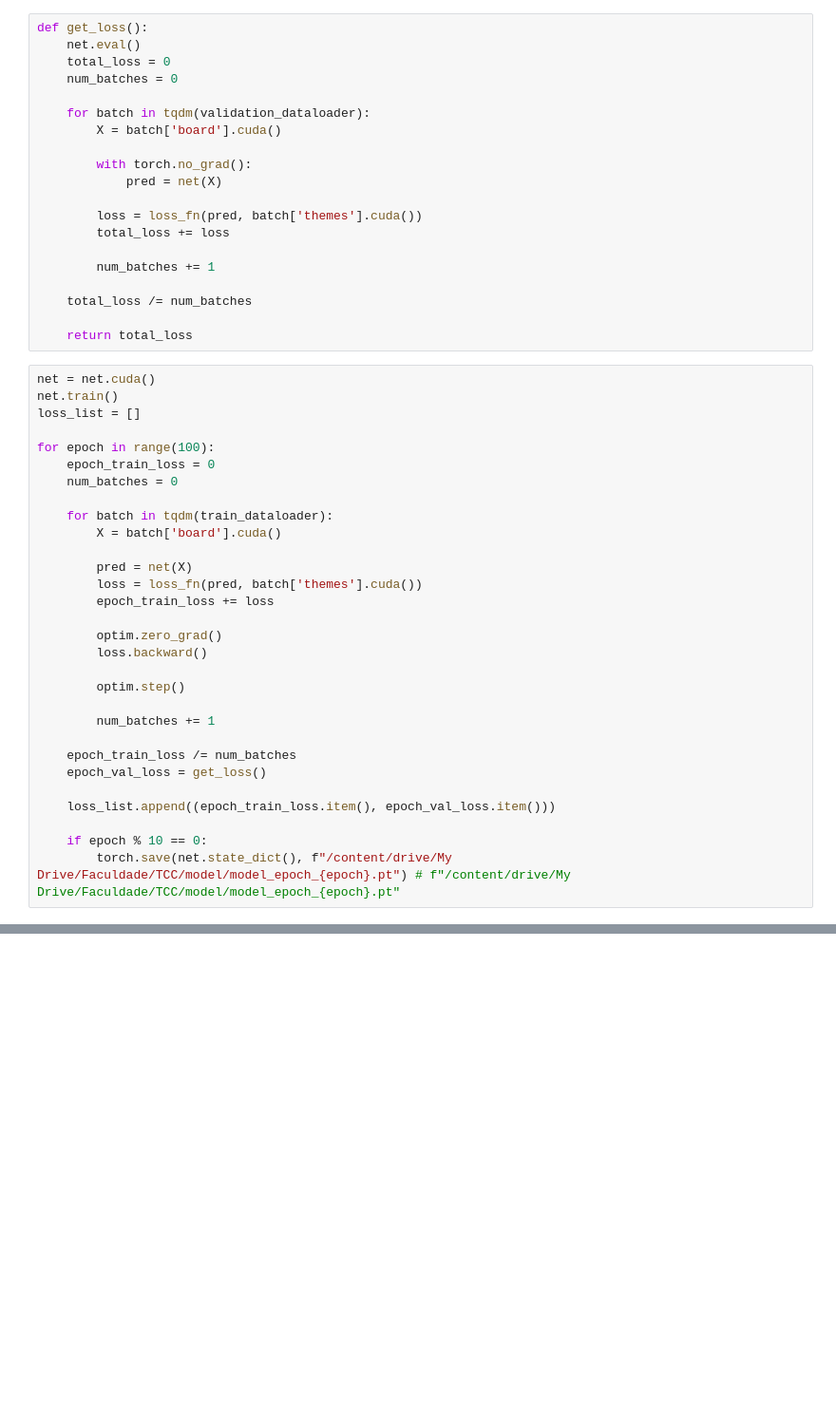
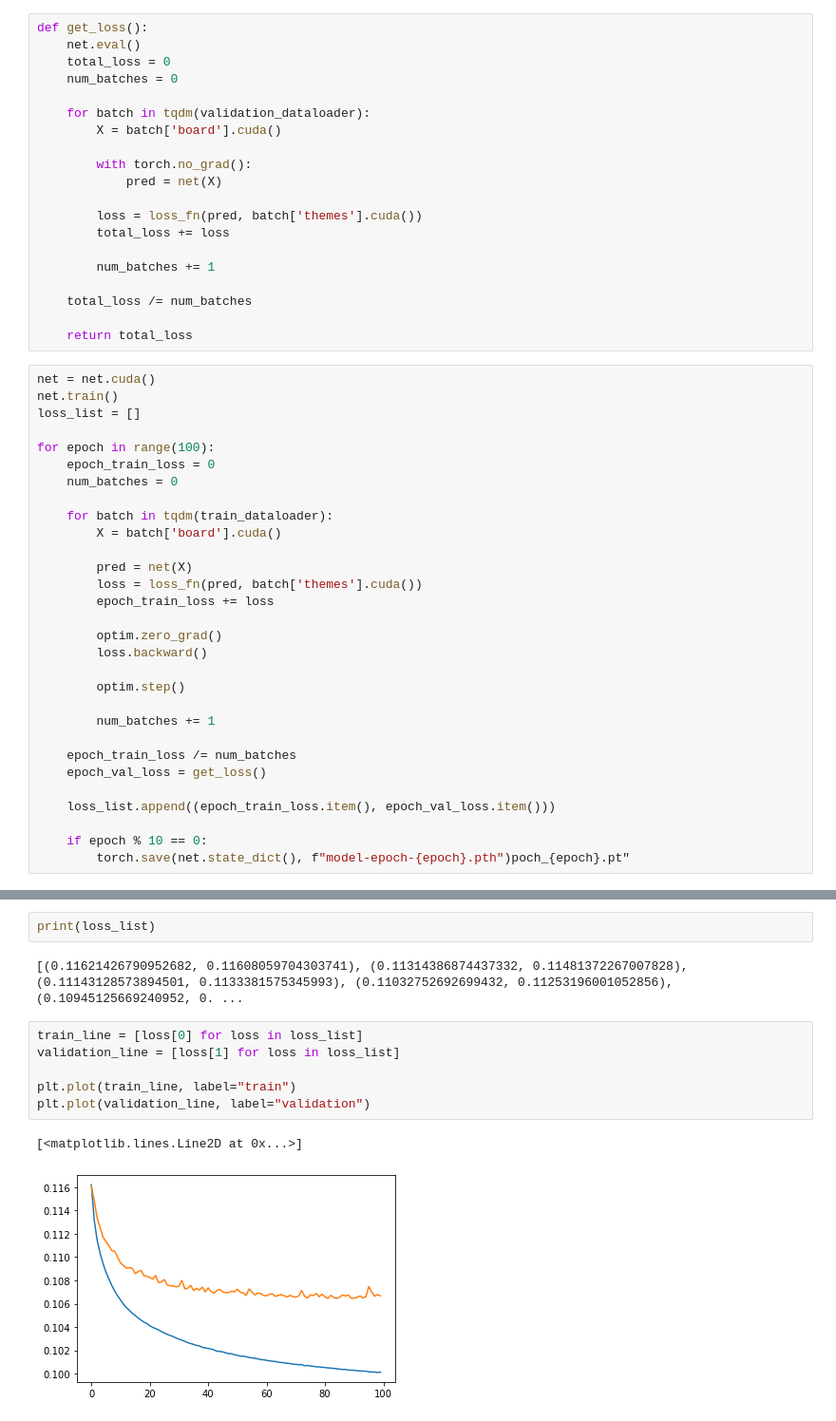
Before and after one commit to bastosgabriel/chess-theme-classifier, a Jupyter notebook: model_training.ipynb, the cells around one changed output, grey strips where cells are left out. Shown at 95% size. Cells and saved outputs as stored; diff of their text form; blank space fills up the shorter version.

Commit message:
Add trained model (100 epochs)

```diff
--- a/model_training.ipynb
+++ b/model_training.ipynb
@@ -101,4 +101,4 @@ for epoch in range(100):
     loss_list.append((epoch_train_loss.item(), epoch_val_loss.item()))
 
     if epoch % 10 == 0:
-        torch.save(net.state_dict(), f"/content/drive/My Drive/Faculdade/TCC/model/model_epoch_{epoch}.pt") # f"/content/drive/My Drive/Faculdade/TCC/model/model_epoch_{epoch}.pt"
+        torch.save(net.state_dict(), f"model-epoch-{epoch}.pth")poch_{epoch}.pt"
@@ -108,0 +105,13 @@ for epoch in range(100):
+# %%
+print(loss_list)
+# %% [output]
+[(0.11621426790952682, 0.11608059704303741), (0.11314386874437332, 0.11481372267007828), (0.11143128573894501, 0.1133381575345993), (0.11032752692699432, 0.11253196001052856), (0.10945125669240952, 0. ...
+# %%
+train_line = [loss[0] for loss in loss_list]
+validation_line = [loss[1] for loss in loss_list]
+
+plt.plot(train_line, label="train")
+plt.plot(validation_line, label="validation")
+# %% [output]
+[<matplotlib.lines.Line2D at 0x...>]
+[figure, added]
```
Also changed, not shown: parts of 2 cells of this notebook, 1 other file.
